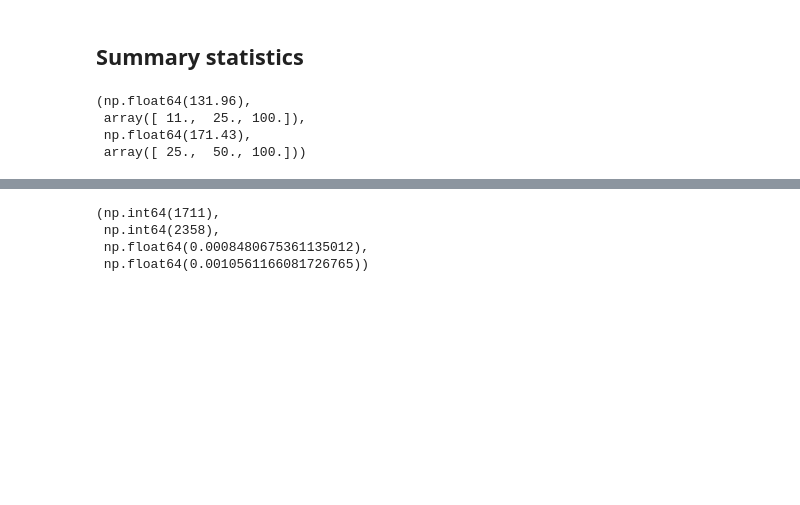
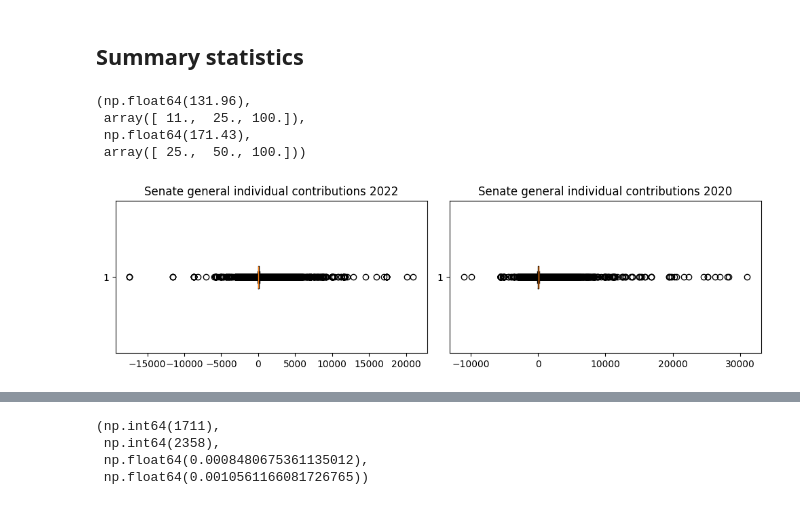
Before and after one commit to kennethgu/stats305c-project, a Jupyter notebook: milestone2/analysis/data_analysis.ipynb, the cells around one changed output, grey strips where cells are left out. Cells and saved outputs as stored; diff of their text form; code cells hidden in the pictures; blank space fills up the shorter version.

```diff
--- a/milestone2/analysis/data_analysis.ipynb
+++ b/milestone2/analysis/data_analysis.ipynb
@@ -22,3 +22,16 @@ np.mean(senate_general_indiv["TRANSACTION_AMT"]).round(2), \
  array([ 11.,  25., 100.]),
  np.float64(171.43),
  array([ 25.,  50., 100.]))
+# %%
+# create box plots for the two datasets
+plt.figure(figsize=(10, 3))
+plt.subplot(1, 2, 1)
+plt.boxplot(senate_general_indiv["TRANSACTION_AMT"], vert=False)
+plt.title("Senate general individual contributions 2022")
+plt.subplot(1, 2, 2)
+plt.boxplot(senate_general_indiv20["TRANSACTION_AMT"], vert=False)
+plt.title("Senate general individual contributions 2020")
+plt.tight_layout()
+plt.show()
+# %% [output]
+[figure, added]
```
Also changed, not shown: parts of 13 cells of this notebook, 2 other files.
